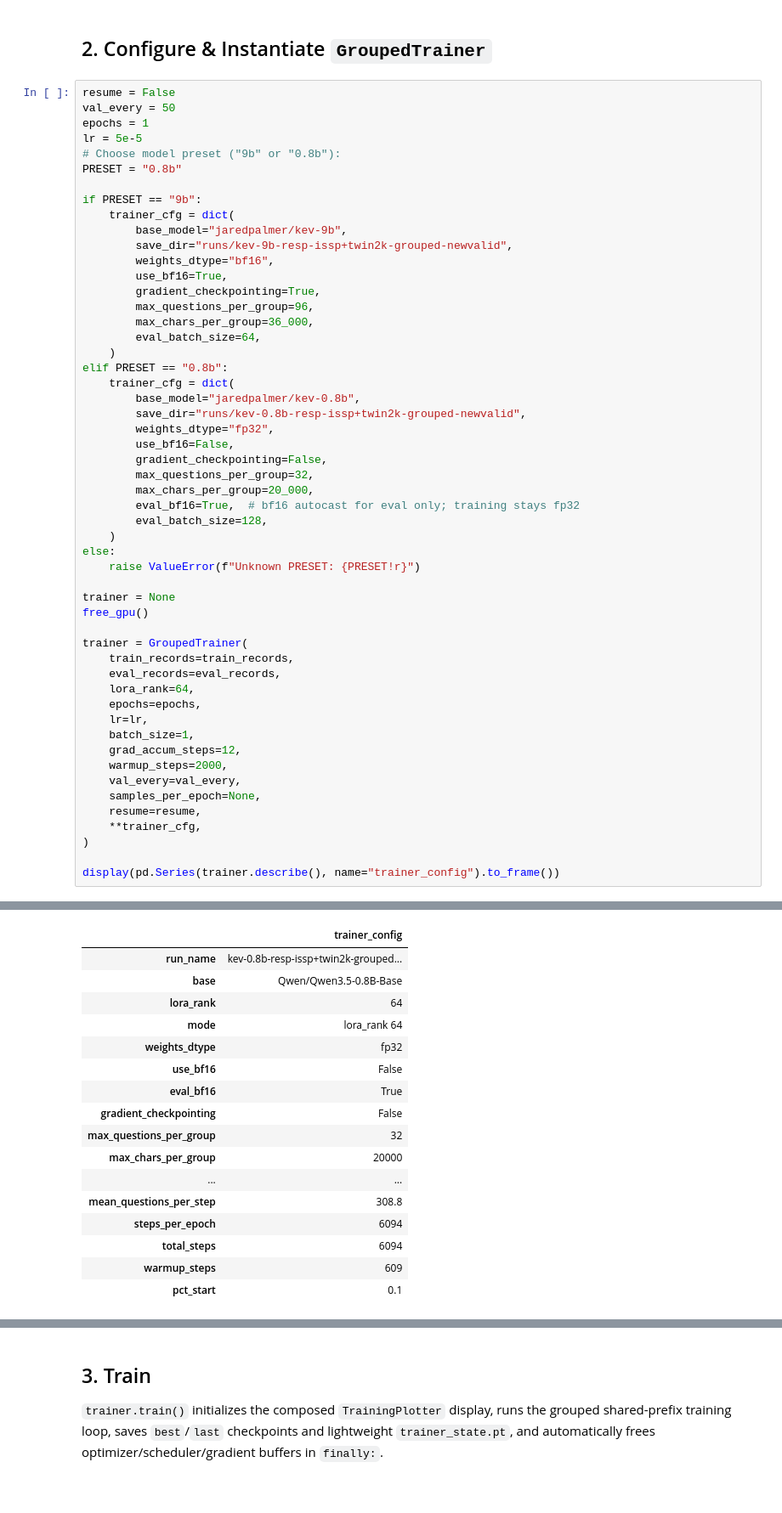
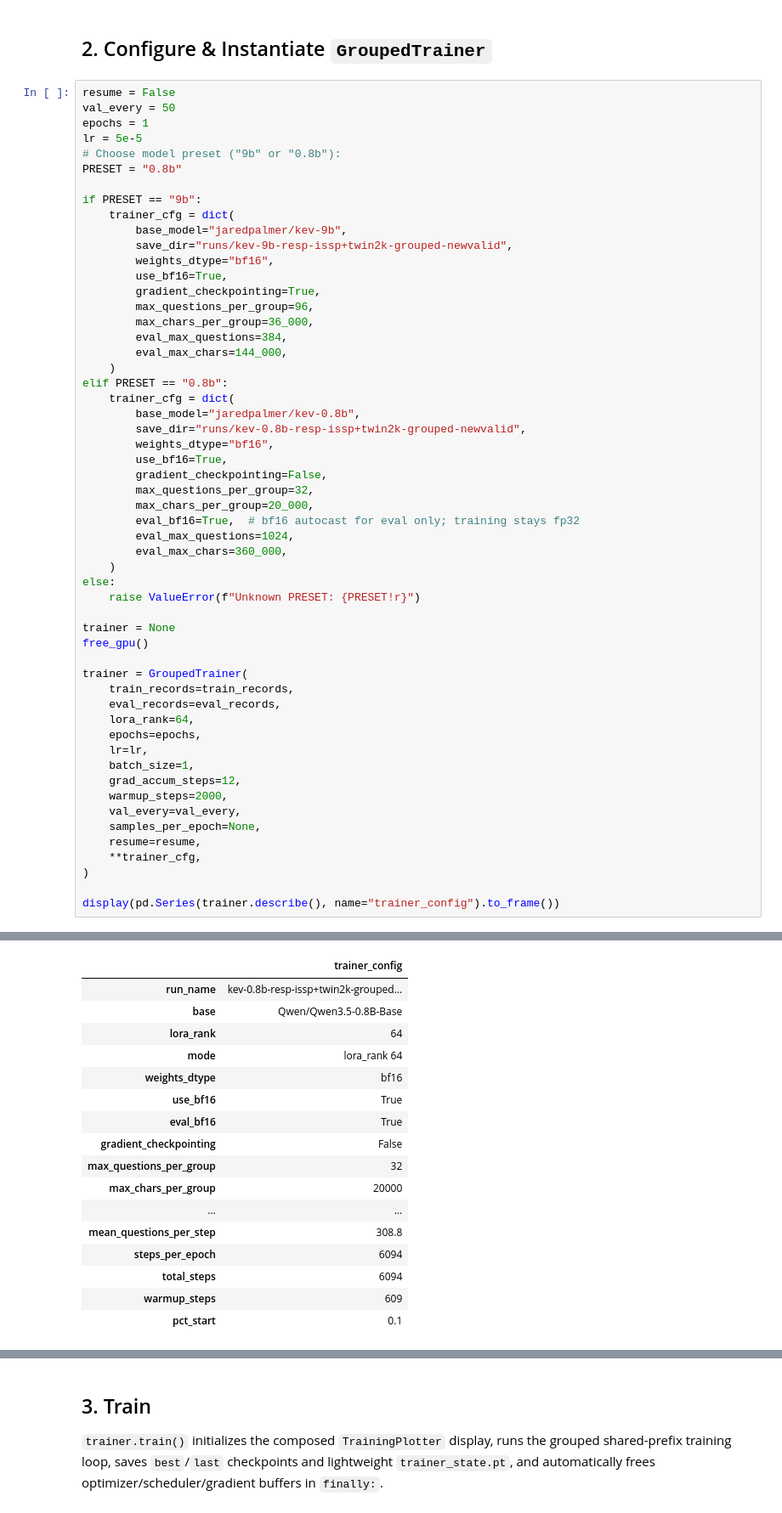
Before and after one commit to davoodwadi/decision-models-finetuning, a Jupyter notebook: code/train-grouped-newvalid-800m.ipynb, the cells around one changed output, grey strips where cells are left out. Shown at 85% size. Cells and saved outputs as stored; diff of their text form.

```diff
--- a/code/train-grouped-newvalid-800m.ipynb
+++ b/code/train-grouped-newvalid-800m.ipynb
@@ -89,52 +89,54 @@ if PRESET == "9b":
         gradient_checkpointing=True,
         max_questions_per_group=96,
         max_chars_per_group=36_000,
-        eval_batch_size=64,
+        eval_max_questions=384,
+        eval_max_chars=144_000,
     )
 elif PRESET == "0.8b":
     trainer_cfg = dict(
         base_model="jaredpalmer/kev-0.8b",
         save_dir="runs/kev-0.8b-resp-issp+twin2k-grouped-newvalid",
-        weights_dtype="fp32",
-        use_bf16=False,
+        weights_dtype="bf16",
+        use_bf16=True,
         gradient_checkpointing=False,
         max_questions_per_group=32,
         max_chars_per_group=20_000,
         eval_bf16=True,  # bf16 autocast for eval only; training stays fp32
-        eval_batch_size=128,
+        eval_max_questions=1024,
+        eval_max_chars=360_000,
     )
 else:
     raise ValueError(f"Unknown PRESET: {PRESET!r}")
 
 trainer = None
 free_gpu()
 
 trainer = GroupedTrainer(
     train_records=train_records,
     eval_records=eval_records,
     lora_rank=64,
     epochs=epochs,
     lr=lr,
     batch_size=1,
     grad_accum_steps=12,
     warmup_steps=2000,
     val_every=val_every,
     samples_per_epoch=None,
     resume=resume,
     **trainer_cfg,
 )
 
 display(pd.Series(trainer.describe(), name="trainer_config").to_frame())
 # %% [output]
 Downloading bytes:           |  0.00B
 Reconstructing (incomplete total...): |          |  0.00B /  0.00B
 |  | trainer_config |
 | run_name | kev-0.8b-resp-issp+twin2k-grouped... |
 | base | Qwen/Qwen3.5-0.8B-Base |
 | lora_rank | 64 |
 | mode | lora_rank 64 |
-| weights_dtype | fp32 |
-| use_bf16 | False |
+| weights_dtype | bf16 |
+| use_bf16 | True |
 | eval_bf16 | True |
 | gradient_checkpointing | False |
 | max_questions_per_group | 32 |
```
Also changed, not shown: parts of 10 cells of this notebook, 49 other files.
